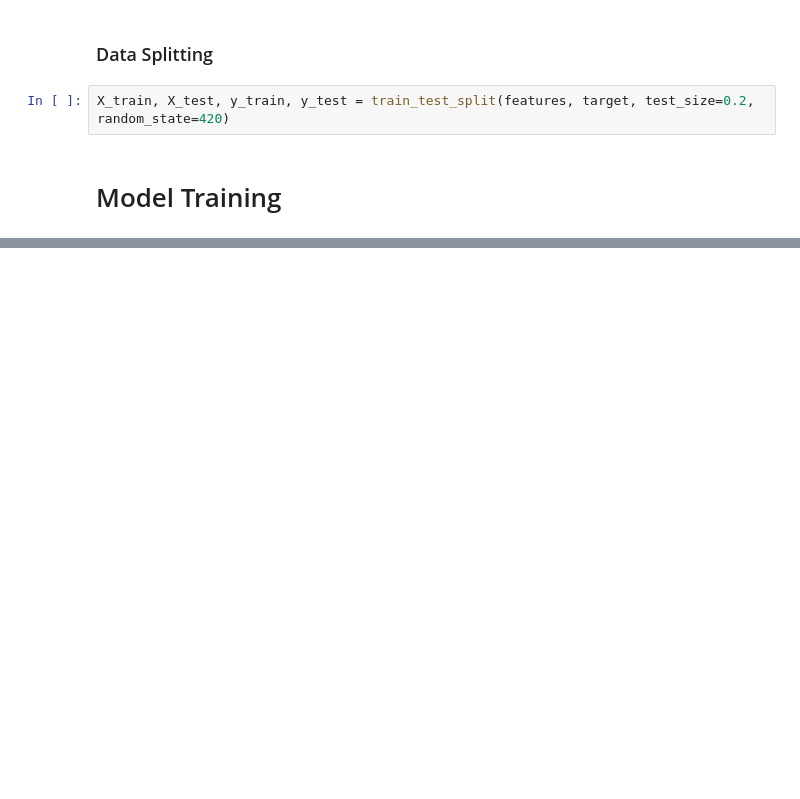
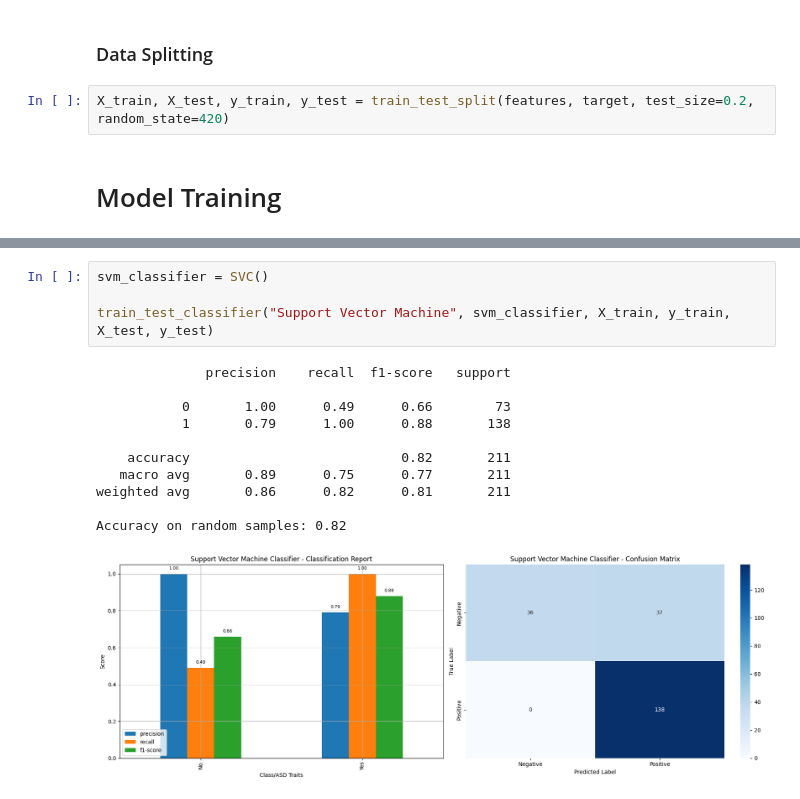
Before and after one commit to AndreSantos03/Y3S2-Artificial-Intelligence2, a Jupyter notebook: autism_toddler_prediction.ipynb, the cells around one changed output, grey strips where cells are left out. Drawn from its saved outputs; the diff is of its cells as text; blank space fills up the shorter version.

```diff
--- a/autism_toddler_prediction.ipynb
+++ b/autism_toddler_prediction.ipynb
@@ -328,0 +407,16 @@ for name, classifier in classifiers.items():
+# %%
+svm_classifier = SVC()
+
+train_test_classifier("Support Vector Machine", svm_classifier, X_train, y_train, X_test, y_test)
+# %% [output]
+              precision    recall  f1-score   support
+
+           0       1.00      0.49      0.66        73
+           1       0.79      1.00      0.88       138
+
+    accuracy                           0.82       211
+   macro avg       0.89      0.75      0.77       211
+weighted avg       0.86      0.82      0.81       211
+
+Accuracy on random samples: 0.82
+[figure, added]
```
Also changed, not shown: parts of 34 cells of this notebook.
